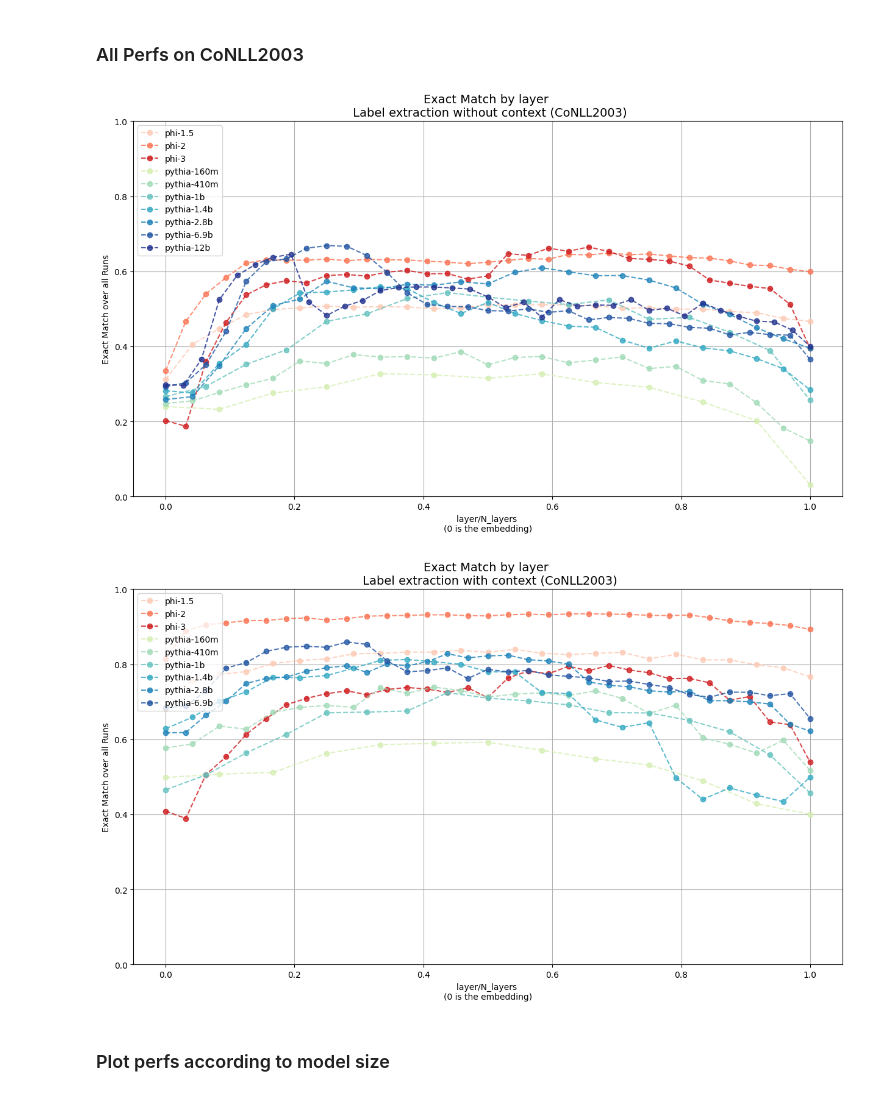
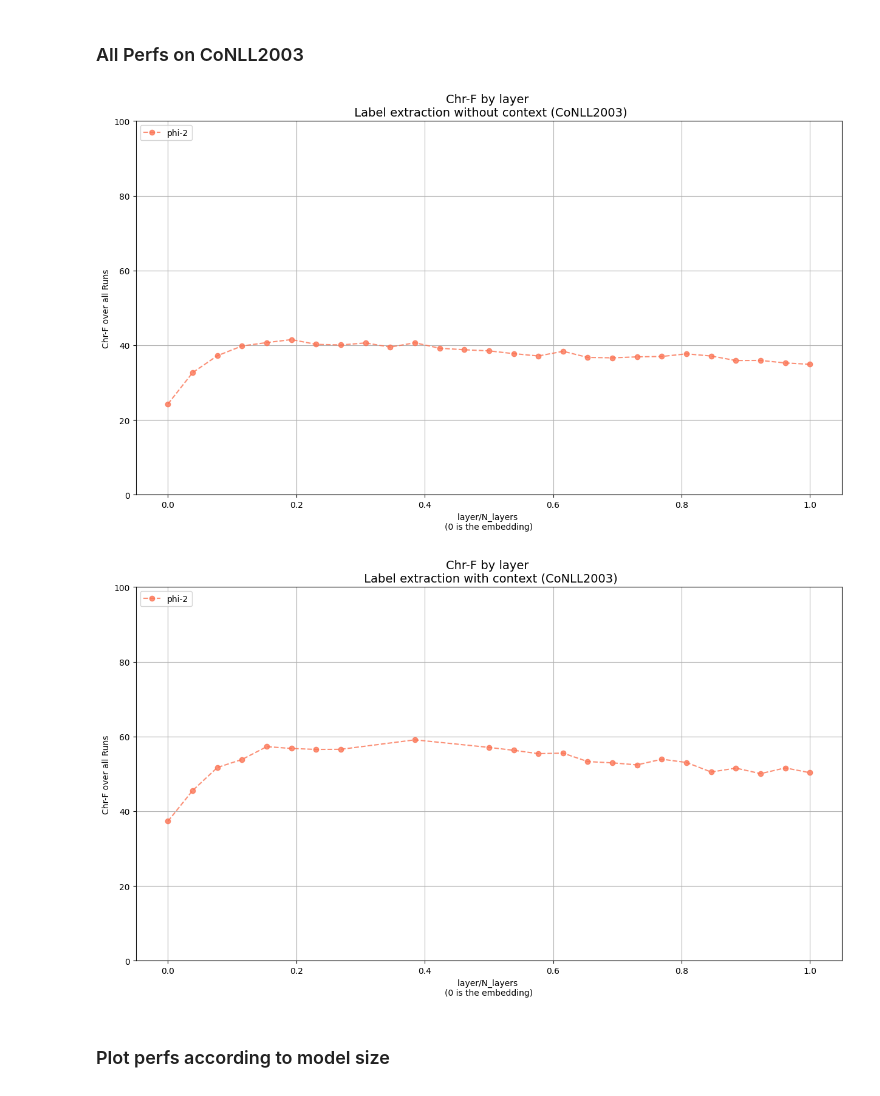
Before and after one commit to VictorMorand/EntityRepresentations, a Jupyter notebook: Notebooks/ProcessResults.ipynb, the cells around one changed output. Saved outputs shown, nothing was run; the diff lists cells and outputs as text; code cells hidden in the pictures.

```diff
--- a/Notebooks/ProcessResults.ipynb
+++ b/Notebooks/ProcessResults.ipynb
@@ -465,30 +464,31 @@ plt.show()
 # %%
 metric = "Partial Match"
 metric = "Best accuracy"
+metric = "Exact Match"
 metric = "Chr-F"
-metric = "Exact Match"
 
 dataset = "WebNLG"
 dataset = "TACRED"
 dataset = "CoNLL2003"
 
 method = "in_context"
+method = "random_sample"
 
 plot_aggregated(results, metric, dataset, with_context = False,
                 normalize_layers=True,
                 method=method,
                 max_y= 100 if metric == "Chr-F" else 1)
 tikzplotlib.save(f"./plots/{dataset}_{metric.replace(' ','')}_no_context.tex")
 plt.show()
 plot_aggregated(results, metric, dataset, with_context = True,
                 normalize_layers=True,
                 method=method,
                 max_y= 100 if metric == "Chr-F" else 1)
 tikzplotlib.save(f"./plots/{dataset}_{metric.replace(' ','')}_with_context.tex")
 plt.show()
 # %% [output]
-[figure, old version]
+[figure, new version]
-[figure, old version]
+[figure, new version]
 # %% [markdown]
 ### Plot perfs according to model size
 # %%
```
Also changed, not shown: parts of 13 cells of this notebook, 14 other files.
